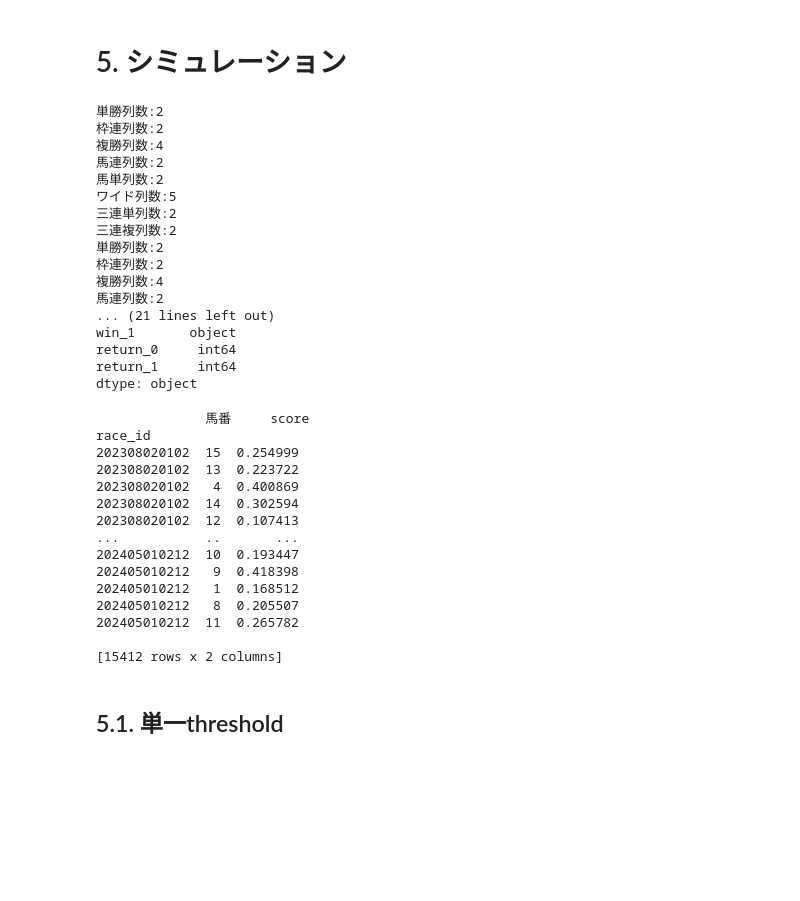
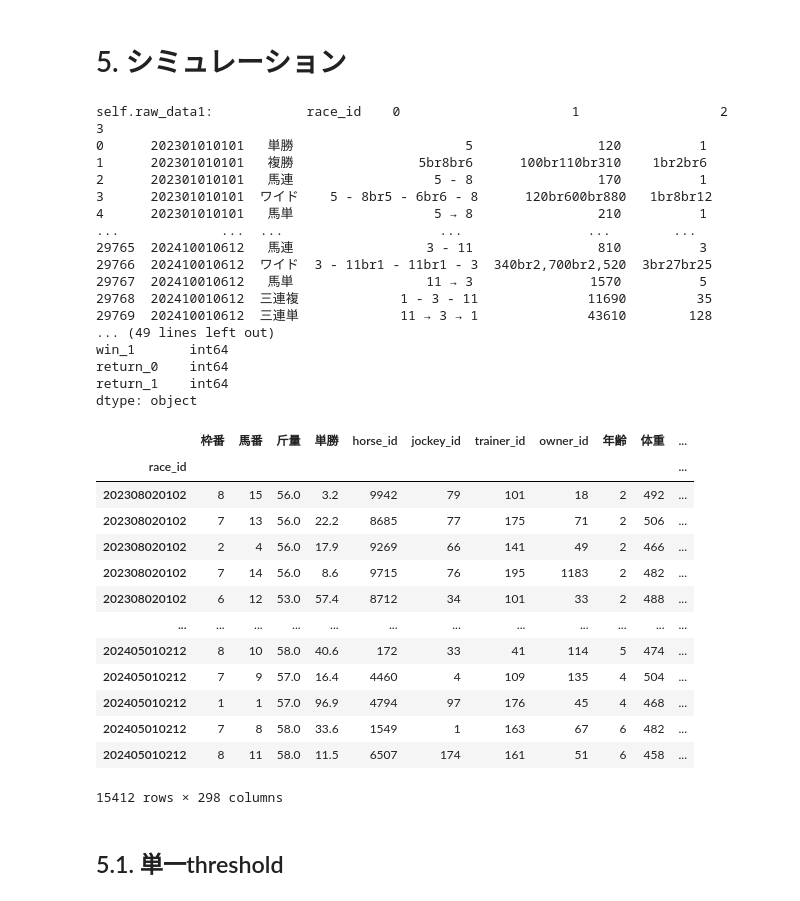
Before and after one commit to nmatsubara8/keibam, a Jupyter notebook: main.ipynb, the cells around one changed output. Drawn from its saved outputs; the diff is of its cells as text; code cells hidden in the pictures; blank space fills up the shorter version.

```diff
--- a/main.ipynb
+++ b/main.ipynb
@@ -380,7 +390,7 @@ from src.preprocessing._return_processor import ReturnProcessor
 rt = ReturnProcessor("./data/html/race_return/return_tables.pkl")
 data = rt._preprocess()
 # キーが"tansho"の要素を取得
-value = data.get("umaren")
+value = data.get("tansho")
 # non_numeric = value[value.apply(lambda row: any(isinstance(cell, str) and not cell.isdigit() for cell in row), axis=1)]
 # br_counts = non_numeric.apply(lambda row: sum(cell.count("br") for cell in row if isinstance(cell, str)))
 
@@ -391,52 +401,50 @@ value = data.get("umaren")
 
 
 # print(value["br_count"].value_counts())
-print(value[value["win_1"] == 0])
+print(value)
 has_nan = value.isna().any().any()
 print(f"has NaN ?:{has_nan}")
 print(value.dtypes)
 # %% [output]
-単勝列数:2
-枠連列数:2
-複勝列数:4
-馬連列数:2
-馬単列数:2
-ワイド列数:5
-三連単列数:2
-三連複列数:2
-単勝列数:2
-枠連列数:2
-複勝列数:4
-馬連列数:2
-... (21 lines left out)
-win_1       object
-return_0     int64
-return_1     int64
+self.raw_data1:            race_id    0                      1                  2          3
+0      202301010101   単勝                      5                120          1
+1      202301010101   複勝                5br8br6      100br110br310    1br2br6
+2      202301010101   馬連                  5 - 8                170          1
+3      202301010101  ワイド    5 - 8br5 - 6br6 - 8      120br600br880   1br8br12
+4      202301010101   馬単                  5 → 8                210          1
+...             ...  ...                    ...                ...        ...
+29765  202410010612   馬連                 3 - 11                810          3
+29766  202410010612  ワイド  3 - 11br1 - 11br1 - 3  340br2,700br2,520  3br27br25
+29767  202410010612   馬単                 11 → 3               1570          5
+29768  202410010612  三連複             1 - 3 - 11              11690         35
+29769  202410010612  三連単             11 → 3 → 1              43610        128
+... (49 lines left out)
+win_1       int64
+return_0    int64
+return_1    int64
 dtype: object
 # %%
-# from src.policies._score_policy import StdScorePolicy
 from src.policies._score_policy import BasicScorePolicy
 
-
+#print("keiba_ai.datasets.X_test", keiba_ai.datasets.X_test)
 # スコアテーブルを取得
 score_table = keiba_ai.calc_score(keiba_ai.datasets.X_test, BasicScorePolicy)
-print(score_table[["馬番","score"]])
+score_table
 # %% [output]
+|  | 枠番 | 馬番 | 斤量 | 単勝 | horse_id | jockey_id | trainer_id | owner_id | 年齢 | 体重 | ... |
+| race_id |  |  |  |  |  |  |  |  |  |  | ... |
+| 202308020102 | 8 | 15 | 56.0 | 3.2 | 9942 | 79 | 101 | 18 | 2 | 492 | ... |
+| 202308020102 | 7 | 13 | 56.0 | 22.2 | 8685 | 77 | 175 | 71 | 2 | 506 | ... |
+| 202308020102 | 2 | 4 | 56.0 | 17.9 | 9269 | 66 | 141 | 49 | 2 | 466 | ... |
+| 202308020102 | 7 | 14 | 56.0 | 8.6 | 9715 | 76 | 195 | 1183 | 2 | 482 | ... |
+| 202308020102 | 6 | 12 | 53.0 | 57.4 | 8712 | 34 | 101 | 33 | 2 | 488 | ... |
+| ... | ... | ... | ... | ... | ... | ... | ... | ... | ... | ... | ... |
+| 202405010212 | 8 | 10 | 58.0 | 40.6 | 172 | 33 | 41 | 114 | 5 | 474 | ... |
+| 202405010212 | 7 | 9 | 57.0 | 16.4 | 4460 | 4 | 109 | 135 | 4 | 504 | ... |
+| 202405010212 | 1 | 1 | 57.0 | 96.9 | 4794 | 97 | 176 | 45 | 4 | 468 | ... |
+| 202405010212 | 7 | 8 | 58.0 | 33.6 | 1549 | 1 | 163 | 67 | 6 | 482 | ... |
+| 202405010212 | 8 | 11 | 58.0 | 11.5 | 6507 | 174 | 161 | 51 | 6 | 458 | ... |
-              馬番     score
-race_id
-202308020102  15  0.254999
-202308020102  13  0.223722
-202308020102   4  0.400869
-202308020102  14  0.302594
-202308020102  12  0.107413
-...           ..       ...
-202405010212  10  0.193447
-202405010212   9  0.418398
-202405010212   1  0.168512
-202405010212   8  0.205507
-202405010212  11  0.265782
-
-[15412 rows x 2 columns]
+15412 rows × 298 columns
 # %% [markdown]
 ## 5.1. 単一threshold
 # %% [markdown]
```
Also changed, not shown: parts of 20 cells of this notebook, 8 other files.
